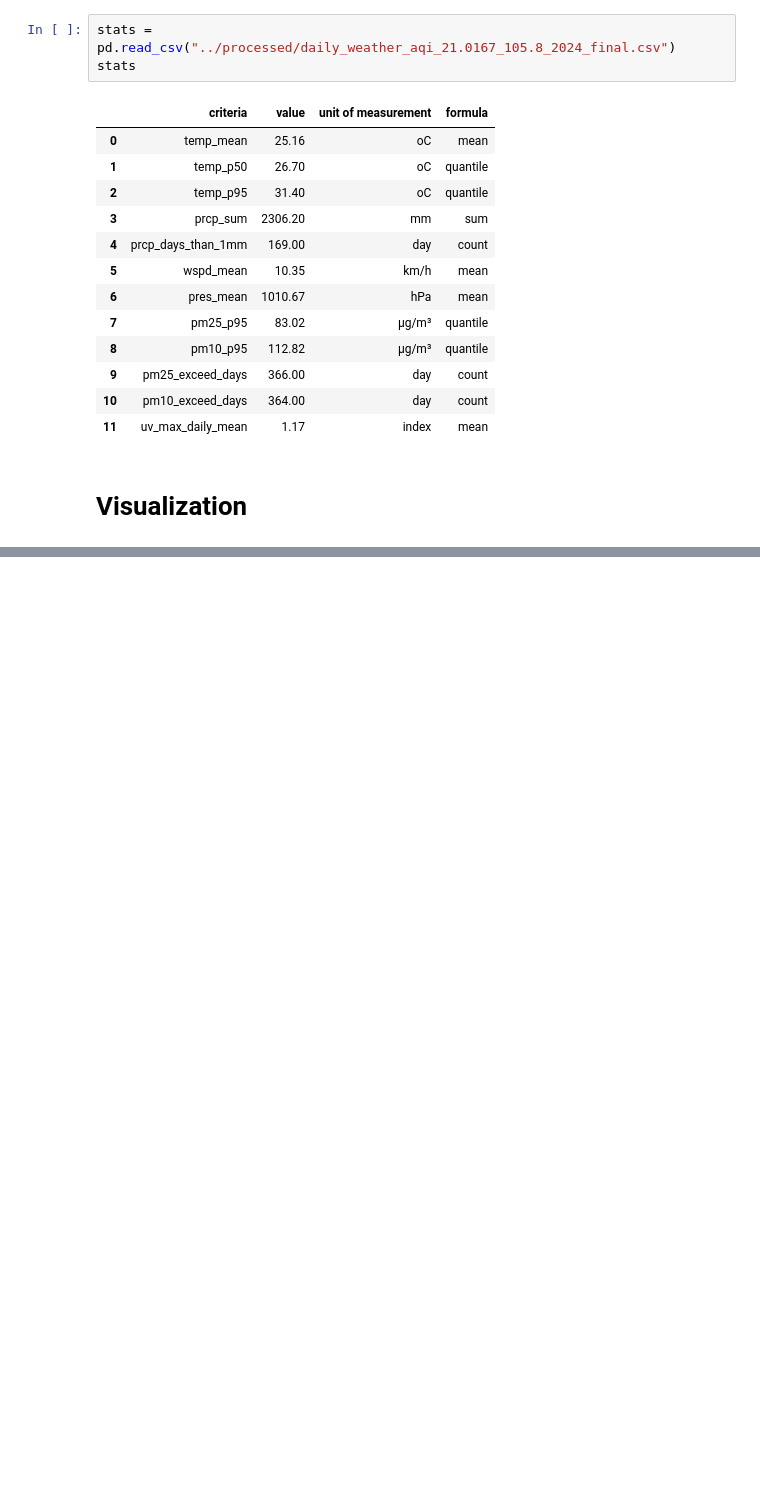
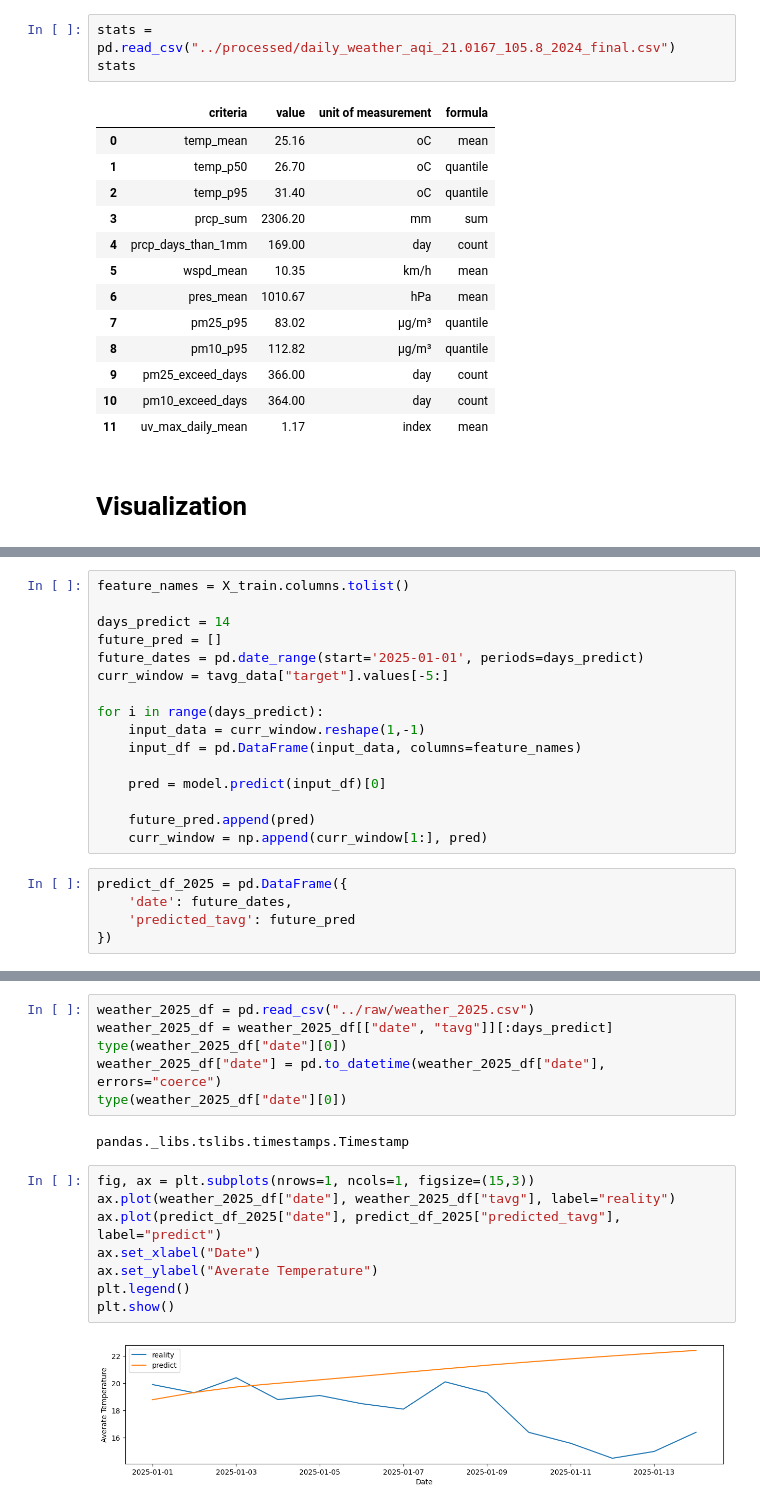
Before and after one commit to tannedjames/2526-LTXLDL-Project-AIT2006-4-3.2, a Jupyter notebook: final/src/main.ipynb, the cells around one changed output, grey strips where cells are left out. Cells and saved outputs as stored; diff of their text form; blank space fills up the shorter version.

```diff
--- a/final/src/main.ipynb
+++ b/final/src/main.ipynb
@@ -431,0 +566,21 @@ stats
+# %%
+feature_names = X_train.columns.tolist()
+
+days_predict = 14
+future_pred = []
+future_dates = pd.date_range(start='2025-01-01', periods=days_predict)
+curr_window = tavg_data["target"].values[-5:]
+
+for i in range(days_predict):
+    input_data = curr_window.reshape(1,-1)
+    input_df = pd.DataFrame(input_data, columns=feature_names)
+
+    pred = model.predict(input_df)[0]
+
+    future_pred.append(pred)
+    curr_window = np.append(curr_window[1:], pred)
+# %%
+predict_df_2025 = pd.DataFrame({
+    'date': future_dates,
+    'predicted_tavg': future_pred
+})
@@ -431,0 +605,18 @@ stats
+# %%
+weather_2025_df = pd.read_csv("../raw/weather_2025.csv")
+weather_2025_df = weather_2025_df[["date", "tavg"]][:days_predict]
+type(weather_2025_df["date"][0])
+weather_2025_df["date"] = pd.to_datetime(weather_2025_df["date"], errors="coerce")
+type(weather_2025_df["date"][0])
+# %% [output]
+pandas._libs.tslibs.timestamps.Timestamp
+# %%
+fig, ax = plt.subplots(nrows=1, ncols=1, figsize=(15,3))
+ax.plot(weather_2025_df["date"], weather_2025_df["tavg"], label="reality")
+ax.plot(predict_df_2025["date"], predict_df_2025["predicted_tavg"], label="predict")
+ax.set_xlabel("Date")
+ax.set_ylabel("Averate Temperature")
+plt.legend()
+plt.show()
+# %% [output]
+[figure, added]
```
Also changed, not shown: parts of 18 cells of this notebook, 2 other files.
